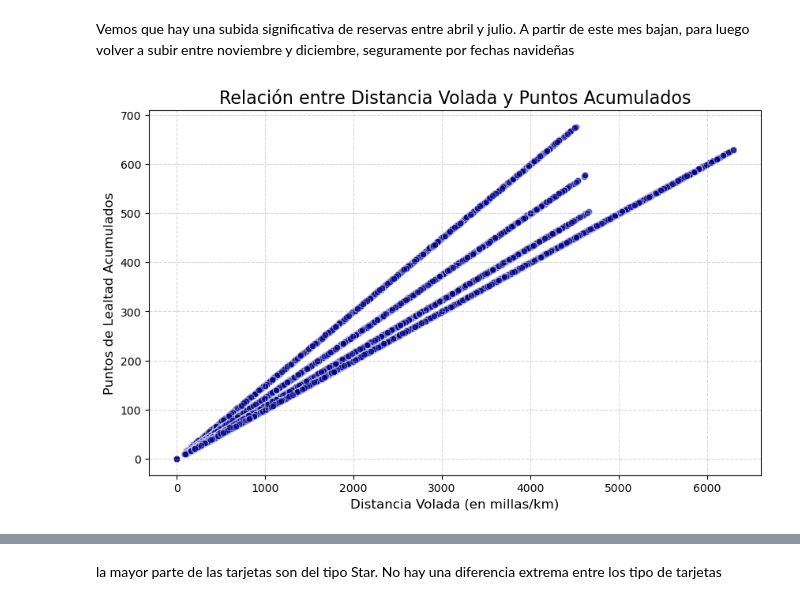
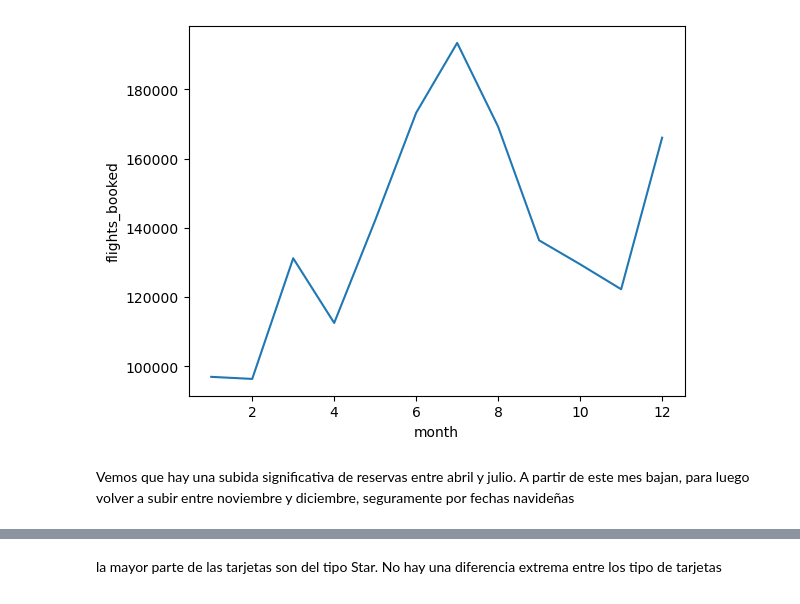
Before and after one commit to Adalab/bda-modulo-3-evaluacion-final-mariagmzm, a Jupyter notebook: Visualizacion de archivo.ipynb, the cells around one changed output, grey strips where cells are left out. Saved outputs shown, nothing was run; the diff lists cells and outputs as text; code cells hidden in the pictures.

```diff
--- a/Visualizacion de archivo.ipynb
+++ b/Visualizacion de archivo.ipynb
@@ -58,29 +31,10 @@ plt.show()
+# %%
+sns.lineplot(
+    data=df_reservas_mensuales,
+    x='month',
+    y='flights_booked'
+);
+# %% [output]
+[figure, added]
 # %% [markdown]
 Vemos que hay una subida significativa de reservas entre abril y julio. A partir de este mes bajan, para luego volver a subir entre noviembre y diciembre, seguramente por fechas navideñas
-# %%
-
-
-# Crear la figura y los ejes
-plt.figure(figsize=(10, 6))
-
-# Usar un gráfico de dispersión (scatter plot)
-sns.scatterplot(
-    data=df,
-    x='distance',
-    y='points accumulated',
-    alpha=0.6, # Usamos alpha para manejar el solapamiento de puntos (overplotting)
-    color='darkblue'
-)
-
-# Añadir etiquetas y título
-plt.title('Relación entre Distancia Volada y Puntos Acumulados', fontsize=16)
-plt.xlabel('Distancia Volada (en millas/km)', fontsize=12)
-plt.ylabel('Puntos de Lealtad Acumulados', fontsize=12)
-
-# Mostrar la cuadrícula
-plt.grid(True, linestyle='--', alpha=0.5)
-
-# Mostrar el gráfico
-plt.show()
-# %% [output]
-[figure, removed]
```
Also changed, not shown: parts of 34 cells of this notebook, 2 other files.
